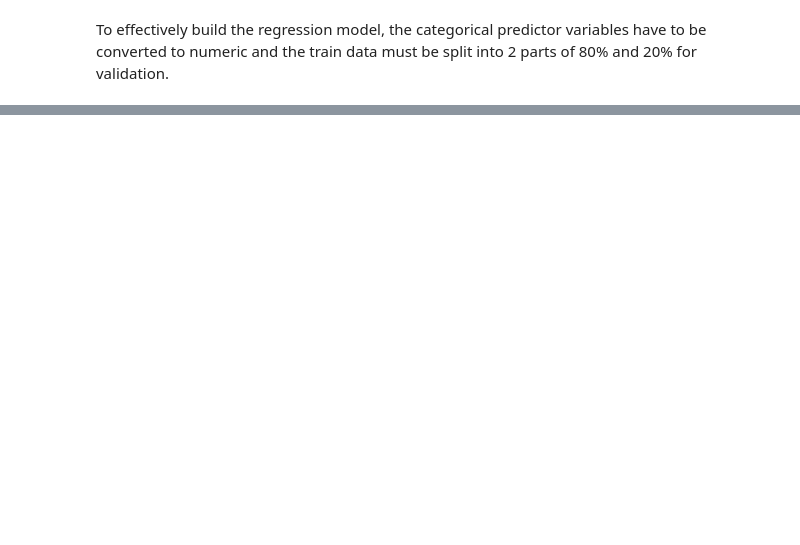
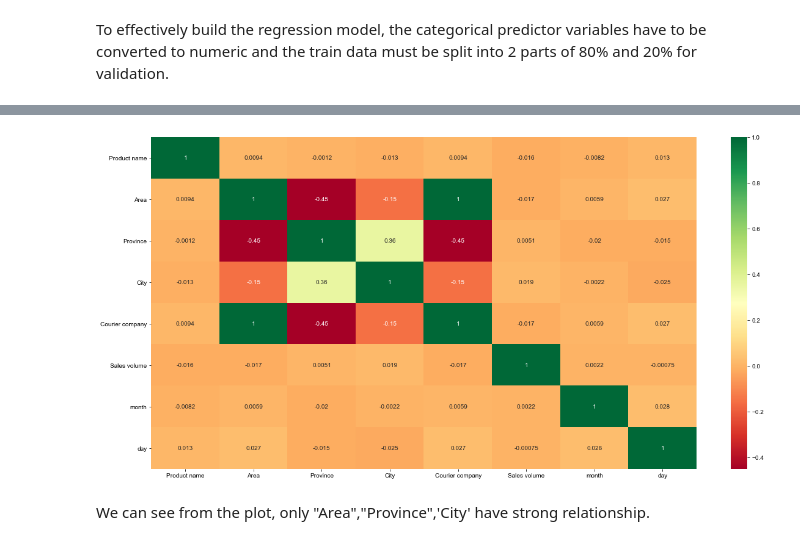
Before and after one commit to UniqueLWS/LWS, a Jupyter notebook: 7810_Group project source code_group 6.ipynb, the cells around one changed output, grey strips where cells are left out. Drawn from its saved outputs; the diff is of its cells as text; code cells hidden in the pictures; blank space fills up the shorter version.

```diff
--- a/7810_Group project source code_group 6.ipynb
+++ b/7810_Group project source code_group 6.ipynb
@@ -841,14 +936,0 @@ Categorical columns：'产品名称', '顾客姓名', '区域', '目的省份',
-# %%
-# '产品名称', '顾客姓名', '区域', '目的省份', '目的城市', '快递公司', '产品子类别'
-
-# These categorical variables are nominal.
-# Using label encoding, the variables will be converted into numeric.
-
-from sklearn import preprocessing
-le1 = preprocessing.LabelEncoder()
-data_new['产品名称'] = le1.fit_transform(data_new['产品名称'])
-
-le2 = preprocessing.LabelEncoder()
-data_new['产品子类别'] = le2.fit_transform(data_new['产品子类别'])
-
-data_new.head()
@@ -890,0 +1038,4 @@ X_train,X_test,y_train,y_test = train_test_split(X,y,test_size=0.2,random_state=
+# %%
+from sklearn.model_selection import train_test_split
+
+X_train, X_test, y_train, y_test = train_test_split(data_new[data_new.columns[0:12]], data_new[data_new.columns[6]], test_size=0.2)
@@ -890,0 +1118,11 @@ X_train,X_test,y_train,y_test = train_test_split(X,y,test_size=0.2,random_state=
+# %%
+Selected_features =['Product name', 'Area', 'Province', 'City', 'Courier company', 'Sales volume', 'month', 'day']
+X = X_train[Selected_features]
+
+plt.subplots(figsize=(20, 10))
+sns.heatmap(X.corr(), annot=True, cmap="RdYlGn")
+plt.show()
+# %% [output]
+[figure, added]
+# %% [markdown]
+We can see from the plot, only "Area","Province",'City' have strong relationship.
```
Also changed, not shown: parts of 50 cells of this notebook.
